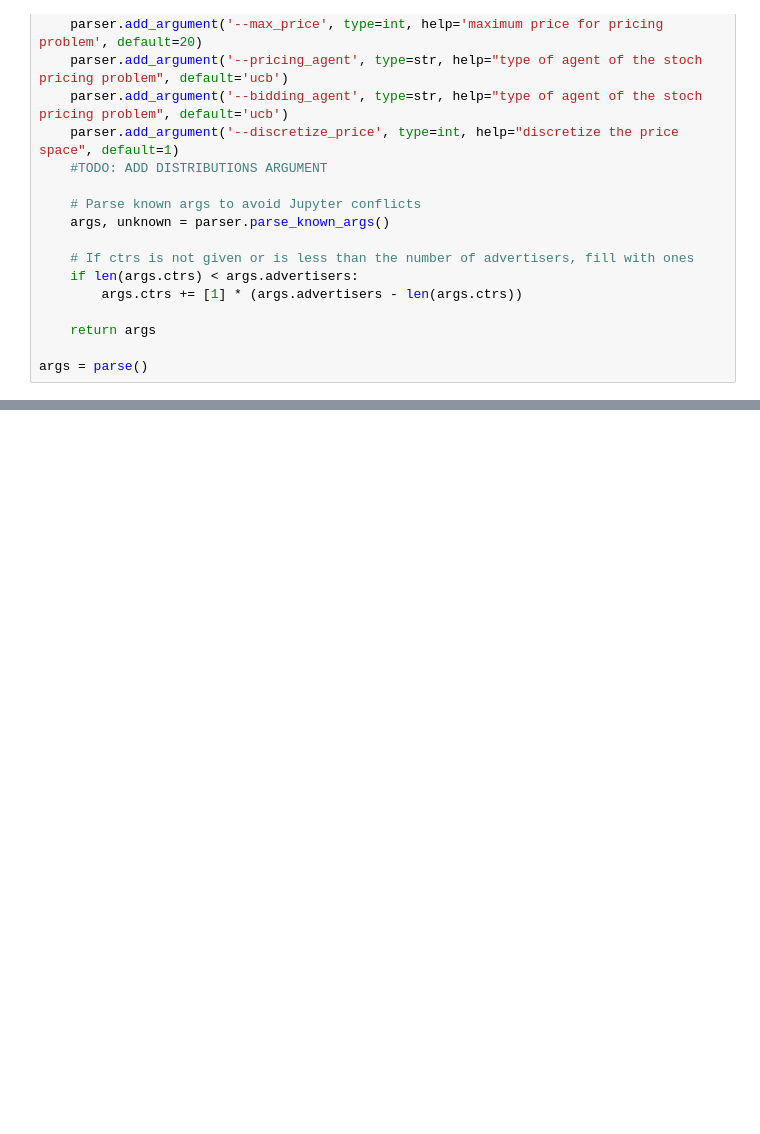
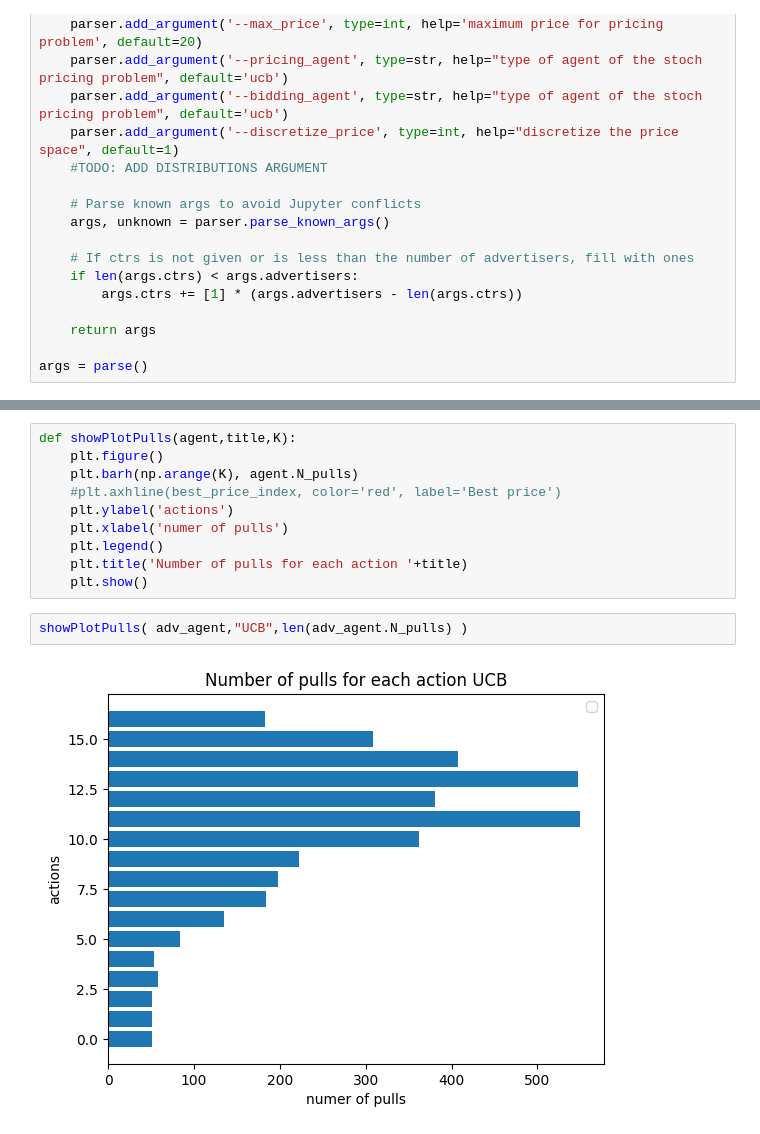
Before and after one commit to PaoloBiolghini/OnlineLearningProject, a Jupyter notebook: jupiter_point1.ipynb, the cells around one changed output, grey strips where cells are left out. Drawn from its saved outputs; the diff is of its cells as text; blank space fills up the shorter version.

```diff
--- a/jupiter_point1.ipynb
+++ b/jupiter_point1.ipynb
@@ -267,0 +316,14 @@ plt.show()
+# %%
+def showPlotPulls(agent,title,K):
+    plt.figure()
+    plt.barh(np.arange(K), agent.N_pulls)
+    #plt.axhline(best_price_index, color='red', label='Best price')
+    plt.ylabel('actions')
+    plt.xlabel('numer of pulls')
+    plt.legend()
+    plt.title('Number of pulls for each action '+title)
+    plt.show()
+# %%
+showPlotPulls( adv_agent,"UCB",len(adv_agent.N_pulls) )
+# %% [output]
+[figure, added]
```
Also changed, not shown: parts of 13 cells of this notebook, 4 other files.
